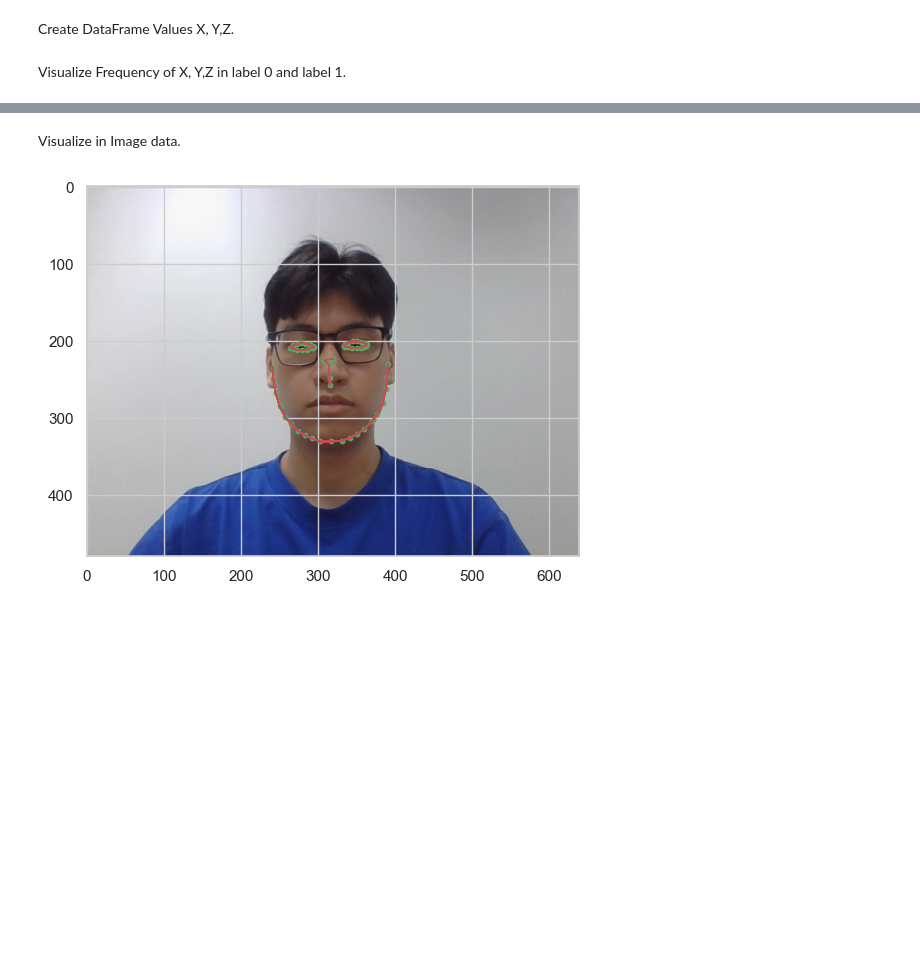
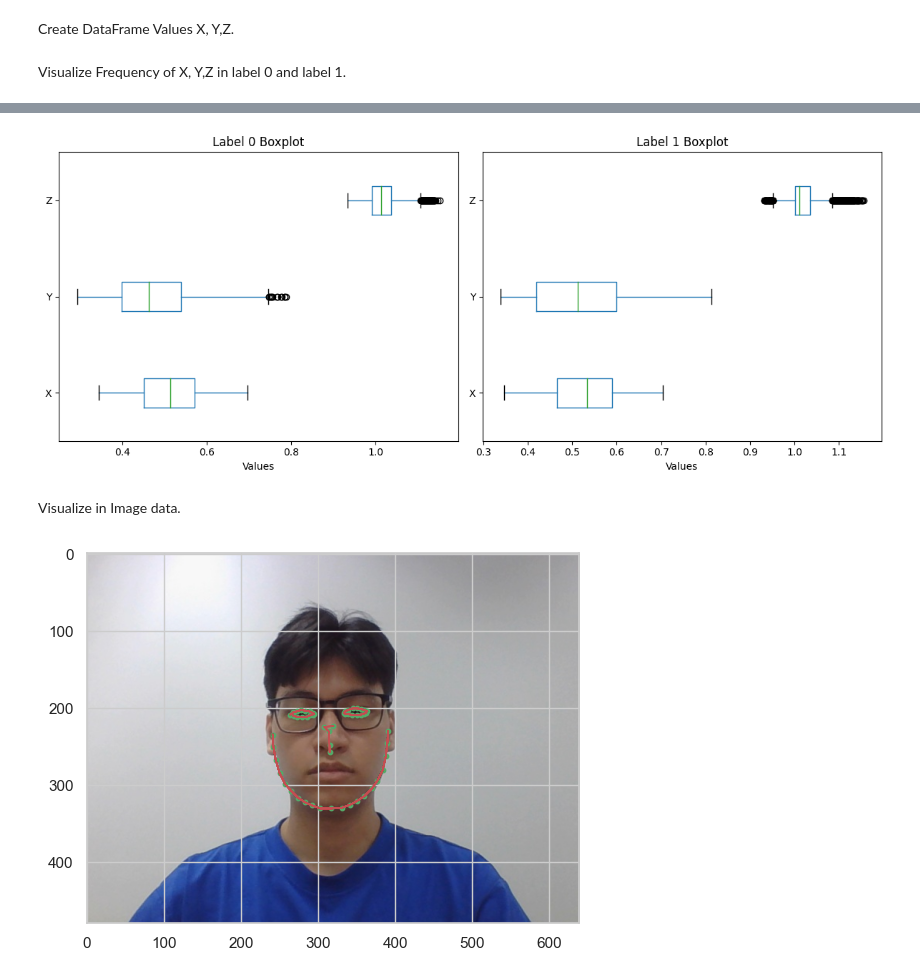
Before and after one commit to dinhanit/Abnormal_Behavior, a Jupyter notebook: Source/Data/EDA_data.ipynb, the cells around one changed output, grey strips where cells are left out. Drawn from its saved outputs; the diff is of its cells as text; code cells hidden in the pictures; blank space fills up the shorter version.

```diff
--- a/Source/Data/EDA_data.ipynb
+++ b/Source/Data/EDA_data.ipynb
@@ -469,3 +470,25 @@ create_histograms(ValuesXYZ)
+# %%
+ValuesXYZ= pd.read_csv('D:\Abnormal_Behavior\Source\Data\ValuesXYZ.csv')
+def create_boxplots(dataframe):
+    fig, axes = plt.subplots(1, 2, figsize=(12, 5))
+
+    for label in [0, 1]:
+        label_data = dataframe[dataframe['labels'] == label]
+        data_to_plot = label_data[['X_value', 'Y_value', 'Z_value']]
+
+        ax = axes[label]
+        data_to_plot.boxplot(grid=False, ax=ax, vert=False)
+        ax.set_title(f'Label {label} Boxplot')
+        ax.set_xlabel('Values')
+        ax.set_yticklabels(['X', 'Y', 'Z'])
+        ax.set_ylabel('')
+
+    plt.tight_layout()
+    plt.show()
+
+create_boxplots(ValuesXYZ)
+# %% [output]
+[figure, added]
 # %% [markdown]
 Visualize in Image data.
 # %%
```
Also changed, not shown: parts of 7 cells of this notebook.
